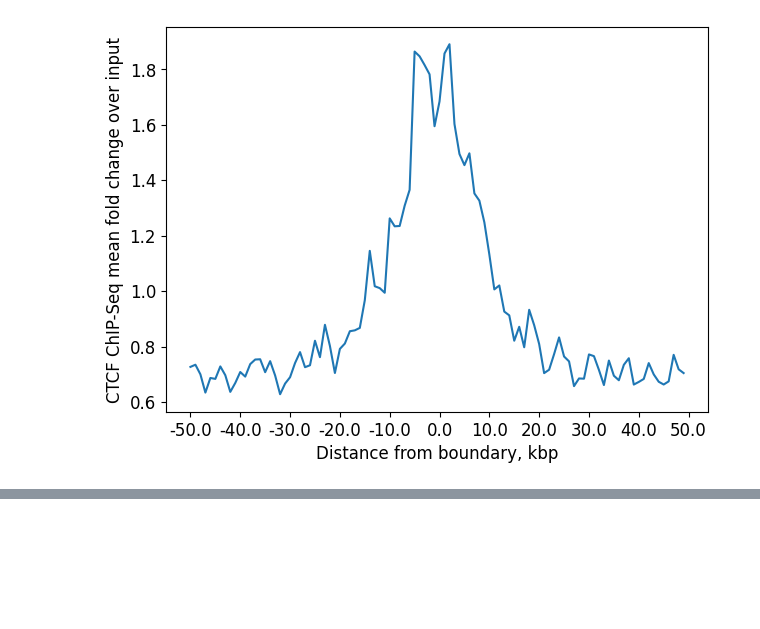
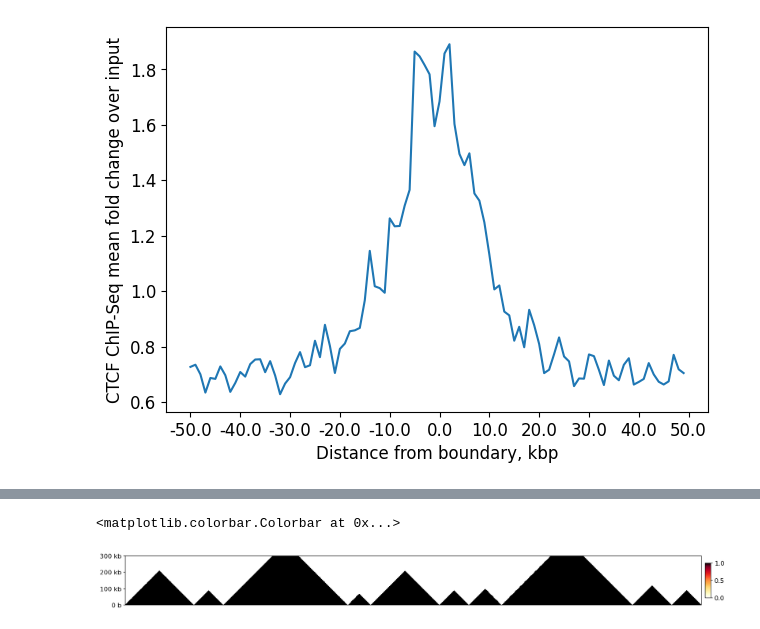
Before and after one commit to open2c/open2c_examples, a Jupyter notebook: insulation_and_boundaries.ipynb, the cells around one changed output, grey strips where cells are left out. Cells and saved outputs as stored; diff of their text form; code cells hidden in the pictures; blank space fills up the shorter version.

```diff
--- a/insulation_and_boundaries.ipynb
+++ b/insulation_and_boundaries.ipynb
@@ -391,0 +405,15 @@ ax.set(xticks=np.arange(0, nbins+1, 10),
+# %%
+chrs = insulation_table.chrom.unique()
+chrom = []
+start = []
+end = []
+for chr in chrs:
+    insul_region = bioframe.select(insulation_table, chr)
+    boundaries = insul_region[~np.isnan(insul_region[f'boundary_strength_{windows[0]}'])]
+    strong_boundaries = boundaries[boundaries[f'is_boundary_{windows[0]}']]
+    chrom += strong_boundaries.chrom.to_list()
+    start.append(0)
+    start += strong_boundaries.end.to_list()[:-1]
+    end += strong_boundaries.end.to_list()
+
+TADs_table = pd.DataFrame({'chrom': chrom, 'start': start, 'end': end})
@@ -391,0 +429,20 @@ ax.set(xticks=np.arange(0, nbins+1, 10),
+# %%
+idx = 10
+max_pos = TADs_table[:idx]['end'].max()/resolution
+contact_matrix = np.zeros((int(max_pos), int(max_pos)))
+for _, row in TADs_table[:idx].iterrows():
+    contact_matrix[int(row['start']/resolution):int(row['end']/resolution), int(row['start']/resolution):int(row['end']/resolution)] = 1
+
+f, ax = plt.subplots(figsize=(20, 10))
+im = pcolormesh_45deg(ax, contact_matrix, start=0, resolution=resolution, cmap='fall')
+ax.set_aspect(0.5)
+ax.set_ylim(0, idx*windows[0])
+format_ticks(ax, rotate=False)
+ax.xaxis.set_visible(False)
+
+divider = make_axes_locatable(ax)
+cax = divider.append_axes("right", size="1%", pad=0.1, aspect=6)
+plt.colorbar(im, cax=cax)
+# %% [output]
+<matplotlib.colorbar.Colorbar at 0x...>
+[figure, added]
```
Also changed, not shown: parts of 5 cells of this notebook, 2 other files.
